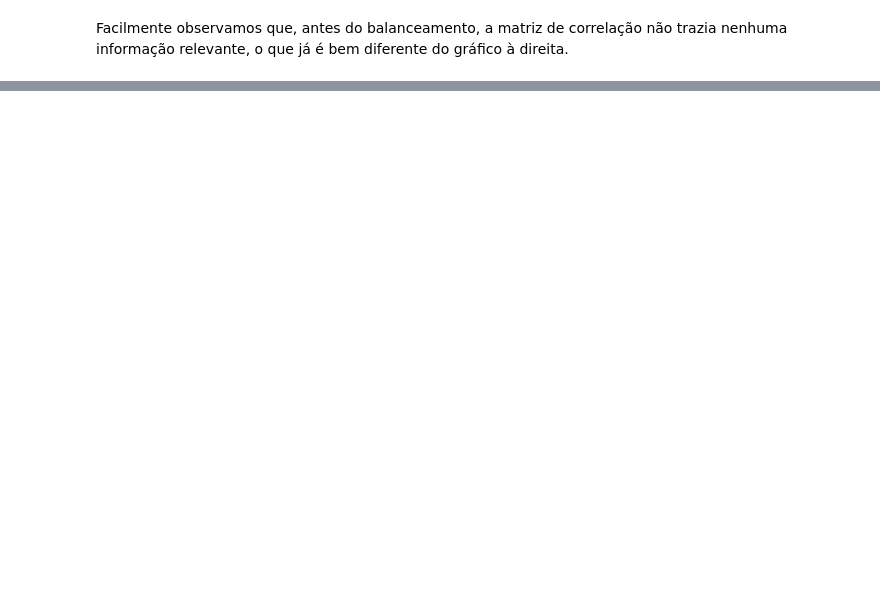
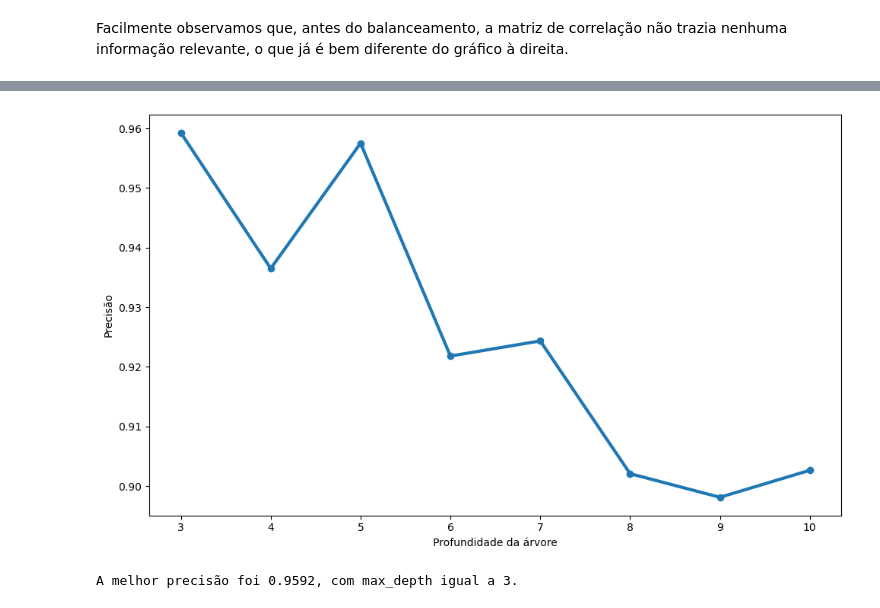
Before and after one commit to Marcelo-Maia-Dev/deteccao-fraudes-cartao, a Jupyter notebook: fraude-cartao.ipynb, the cells around one changed output, grey strips where cells are left out. Saved outputs shown, nothing was run; the diff lists cells and outputs as text; code cells hidden in the pictures; blank space fills up the shorter version.

```diff
--- a/fraude-cartao.ipynb
+++ b/fraude-cartao.ipynb
@@ -302,0 +323,9 @@ Facilmente observamos que, antes do balanceamento, a matriz de correlação não
+# %%
+# instanciando e treinando o modelo de Regressão Logística
+np.random.seed(2)
+model = LogisticRegression()
+model.fit(X_rus, y_rus)
+
+# fazendo as previsões em cima dos dados de teste
+y_pred = model.predict(X_test)
+y_prob = model.predict_proba(X_test)
@@ -302,0 +355,25 @@ Facilmente observamos que, antes do balanceamento, a matriz de correlação não
+# %%
+n = 11
+dep = np.zeros((n-3))
+
+for i in range(3, n):
+    tree = DecisionTreeClassifier(criterion='entropy', max_depth=i)
+    tree.fit(X_rus, y_rus)
+    y_pred_tree = tree.predict(X_test)
+
+    dep[i-3] = accuracy_score(y_test, y_pred_tree)
+
+fig, ax = plt.subplots(figsize=(10,6))
+ax.plot(range(3, n), dep, linewidth=3, marker='o')
+ax.set_ylabel('Precisão')
+ax.set_xlabel('Profundidade da árvore')
+ax.grid(False)
+
+plt.tight_layout()
+plt.show()
+
+best_depth = dep.argmax()+3
+print(f'A melhor precisão foi {round(dep.max(), 4)}, com max_depth igual a {best_depth}.')
+# %% [output]
+[figure, added]
+A melhor precisão foi 0.9592, com max_depth igual a 3.
```
Also changed, not shown: parts of 8 cells of this notebook.
